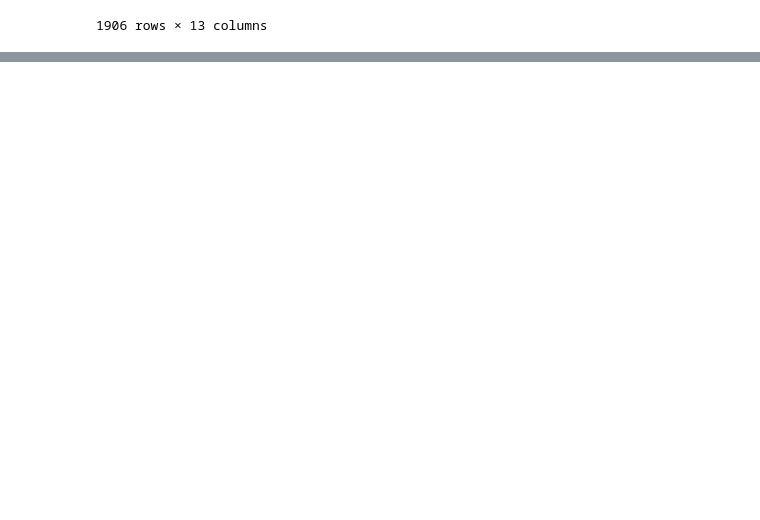
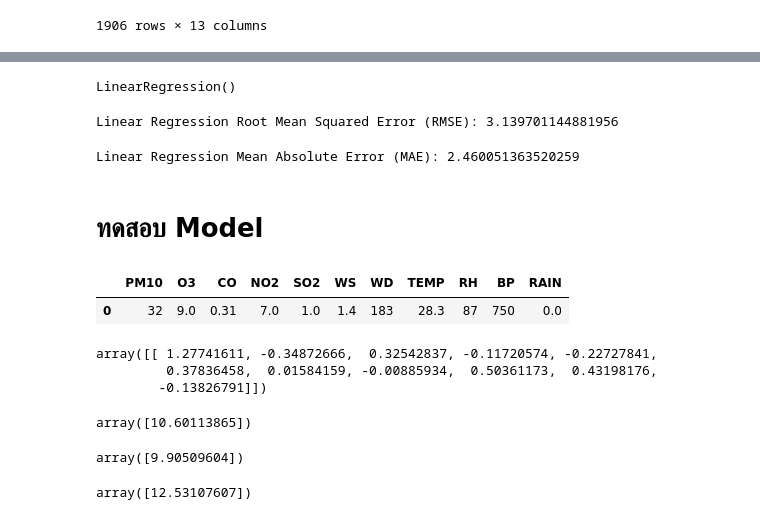
Before and after one commit to bestculling/PM2.5-Prediction-Process, a Jupyter notebook: Modeling.ipynb, the cells around one changed output, grey strips where cells are left out. Cells and saved outputs as stored; diff of their text form; code cells hidden in the pictures; blank space fills up the shorter version.

Commit message:
Add 3 model

```diff
--- a/Modeling.ipynb
+++ b/Modeling.ipynb
@@ -40,0 +175,5 @@ df
+# %%
+lr = LinearRegression()
+lr.fit(X_train_scaled, y_train)
+# %% [output]
+LinearRegression()
@@ -40,0 +182,56 @@ df
+# %%
+# คำนวณค่า RMSE (Root Mean Squared Error) สำหรับ Linear Regression
+rmse_lr = sqrt(mean_squared_error(y_test, y_pred_lr))
+print("Linear Regression Root Mean Squared Error (RMSE):", rmse_lr)
+# %% [output]
+Linear Regression Root Mean Squared Error (RMSE): 3.139701144881956
+# %%
+# คำนวณค่า MAE (Mean Absolute Error) สำหรับ Linear Regression
+mae_lr = mean_absolute_error(y_test, y_pred_lr)
+print("Linear Regression Mean Absolute Error (MAE):", mae_lr)
+# %% [output]
+Linear Regression Mean Absolute Error (MAE): 2.460051363520259
+# %% [markdown]
+# ทดสอบ Model
+# %%
+test_data = {
+    "PM10": [32],
+    "O3": [9.0],
+    "CO": [0.31],
+    "NO2": [7.0],
+    "SO2": [1.0],
+    "WS": [1.4],
+    "WD": [183],
+    "TEMP": [28.3],
+    "RH": [87],
+    "BP": [750],
+    "RAIN": [0.0]
+}
+
+df_test = pd.DataFrame(test_data)
+df_test
+# %% [output]
+|  | PM10 | O3 | CO | NO2 | SO2 | WS | WD | TEMP | RH | BP | RAIN |
+| 0 | 32 | 9.0 | 0.31 | 7.0 | 1.0 | 1.4 | 183 | 28.3 | 87 | 750 | 0.0 |
+# %%
+test = scaler.transform(df_test)
+test
+# %% [output]
+array([[ 1.27741611, -0.34872666,  0.32542837, -0.11720574, -0.22727841,
+         0.37836458,  0.01584159, -0.00885934,  0.50361173,  0.43198176,
+        -0.13826791]])
+# %%
+y_pred_svr = svr.predict(test)
+y_pred_svr
+# %% [output]
+array([10.60113865])
+# %%
+y_pred_mlp = mlp.predict(test)
+y_pred_mlp
+# %% [output]
+array([9.90509604])
+# %%
+y_pred_lr = lr.predict(test)
+y_pred_lr
+# %% [output]
+array([12.53107607])
```
Also changed, not shown: parts of 18 cells of this notebook, 1 other file.
